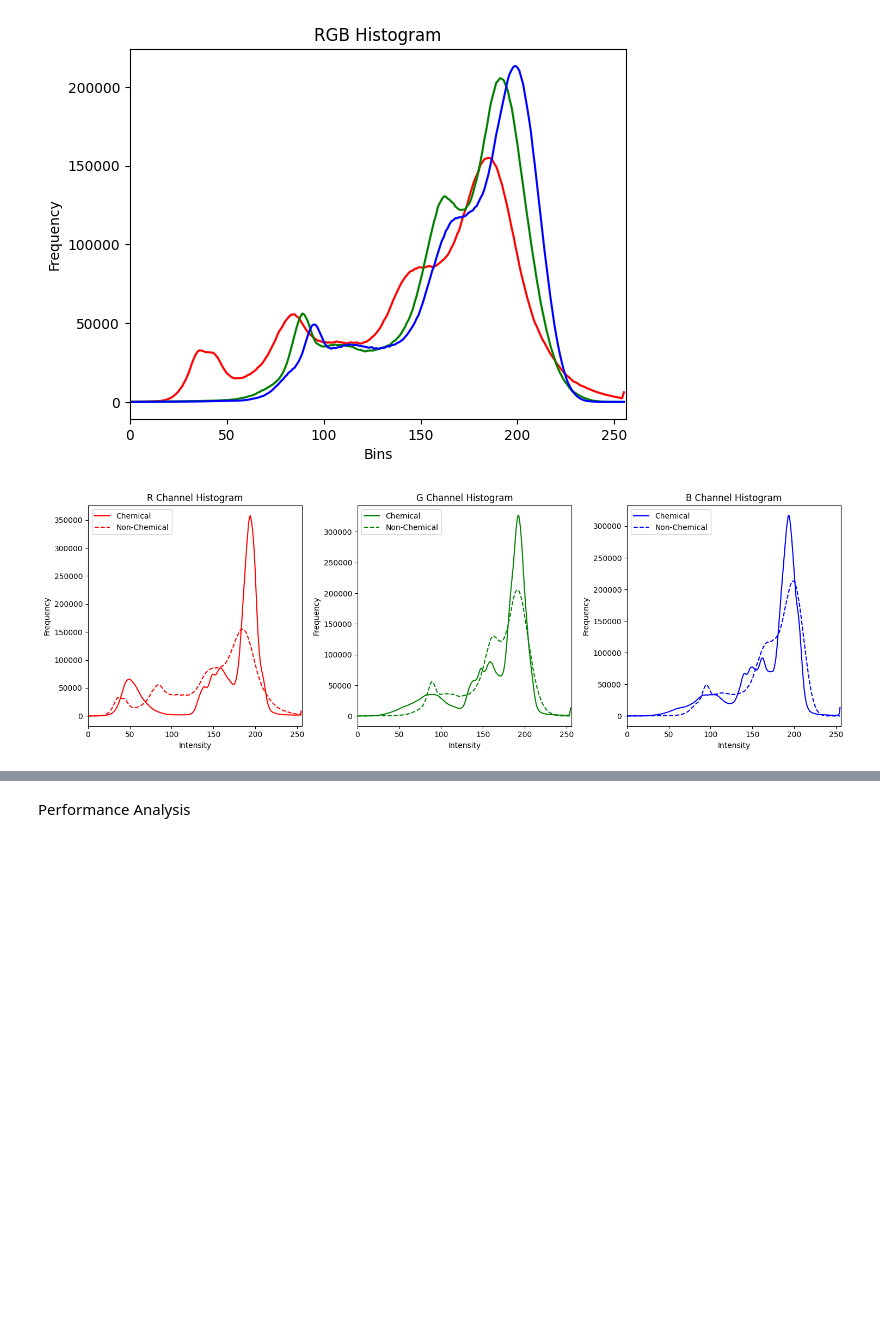
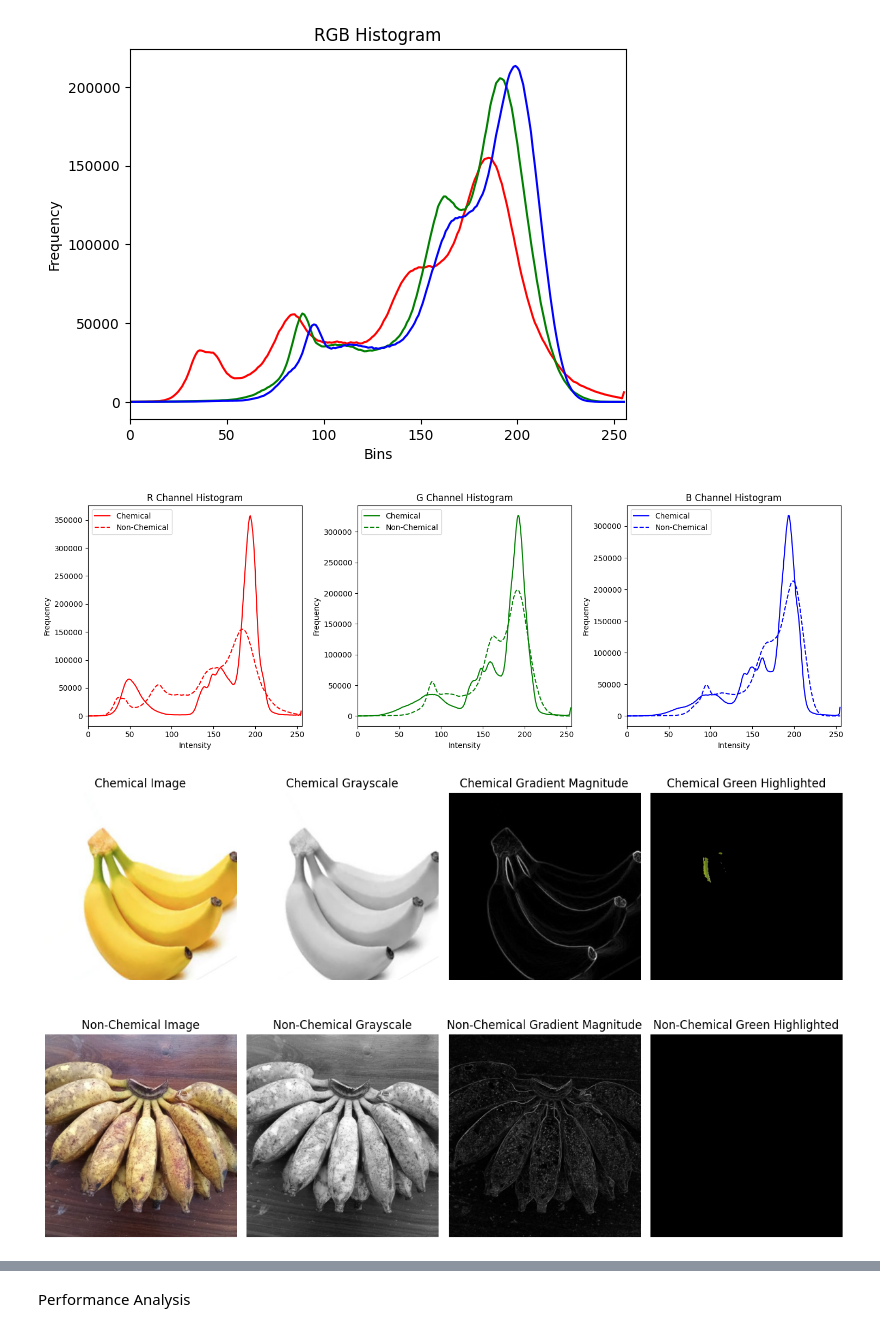
Before and after one commit to RashmiBhagya/Transfer-Leaning-With-Image-Clasifier-Banana-Detection, a Jupyter notebook: banana.ipynb, the cells around one changed output, grey strips where cells are left out. Drawn from its saved outputs; the diff is of its cells as text; code cells hidden in the pictures; blank space fills up the shorter version.

```diff
--- a/banana.ipynb
+++ b/banana.ipynb
@@ -344,3 +344,91 @@ def plot_rgb_histogram_comparison(image1, image2, label1='Chemical', label2='Non
 plot_rgb_histogram_comparison(chemical_image, non_chemical_image)
 # %% [output]
 [figure]
+# %%
+import cv2
+import numpy as np
+import matplotlib.pyplot as plt
+
+# Load the chemical and non-chemical images
+chemical_image = cv2.imread('/content/augmentated_0_5023.jpeg')
+non_chemical_image = cv2.imread('/content/1.jpeg')
+
+
+
+# Convert images to grayscale
+chemical_gray = cv2.cvtColor(chemical_image, cv2.COLOR_BGR2GRAY)
+non_chemical_gray = cv2.cvtColor(non_chemical_image, cv2.COLOR_BGR2GRAY)
+
+# Calculate image gradients (Sobel)
+chemical_gradient_x = cv2.Sobel(chemical_gray, cv2.CV_64F, 1, 0, ksize=3)
+chemical_gradient_y = cv2.Sobel(chemical_gray, cv2.CV_64F, 0, 1, ksize=3)
+non_chemical_gradient_x = cv2.Sobel(non_chemical_gray, cv2.CV_64F, 1, 0, ksize=3)
+non_chemical_gradient_y = cv2.Sobel(non_chemical_gray, cv2.CV_64F, 0, 1, ksize=3)
+
+# Calculate gradient magnitude
+chemical_gradient_magnitude = np.sqrt(chemical_gradient_x**2 + chemical_gradient_y**2)
+non_chemical_gradient_magnitude = np.sqrt(non_chemical_gradient_x**2 + non_chemical_gradient_y**2)
+
+# Apply color segmentation to highlight differences
+chemical_hsv = cv2.cvtColor(chemical_image, cv2.COLOR_BGR2HSV)
+non_chemical_hsv = cv2.cvtColor(non_chemical_image, cv2.COLOR_BGR2HSV)
+
+# Define color thresholds for segmentation
+lower_green = np.array([35, 50, 50])
+upper_green = np.array([90, 255, 255])
+
+# Create masks for green regions in the images
+chemical_mask = cv2.inRange(chemical_hsv, lower_green, upper_green)
+non_chemical_mask = cv2.inRange(non_chemical_hsv, lower_green, upper_green)
+
+# Apply masks to original images
+chemical_green_highlighted = cv2.bitwise_and(chemical_image, chemical_image, mask=chemical_mask)
+non_chemical_green_highlighted = cv2.bitwise_and(non_chemical_image, non_chemical_image, mask=non_chemical_mask)
+
+# Plot the images and their processed versions
+plt.figure(figsize=(12, 8))
+
+plt.subplot(2, 4, 1)
+plt.imshow(cv2.cvtColor(chemical_image, cv2.COLOR_BGR2RGB))
+plt.title('Chemical Image')
+plt.axis('off')
+
+plt.subplot(2, 4, 2)
+plt.imshow(chemical_gray, cmap='gray')
+plt.title('Chemical Grayscale')
+plt.axis('off')
+
+plt.subplot(2, 4, 3)
+plt.imshow(chemical_gradient_magnitude, cmap='gray')
+plt.title('Chemical Gradient Magnitude')
+plt.axis('off')
+
+plt.subplot(2, 4, 4)
+plt.imshow(cv2.cvtColor(chemical_green_highlighted, cv2.COLOR_BGR2RGB))
+plt.title('Chemical Green Highlighted')
+plt.axis('off')
+
+plt.subplot(2, 4, 5)
+plt.imshow(cv2.cvtColor(non_chemical_image, cv2.COLOR_BGR2RGB))
+plt.title('Non-Chemical Image')
+plt.axis('off')
+
+plt.subplot(2, 4, 6)
+plt.imshow(non_chemical_gray, cmap='gray')
+plt.title('Non-Chemical Grayscale')
+plt.axis('off')
+
+plt.subplot(2, 4, 7)
+plt.imshow(non_chemical_gradient_magnitude, cmap='gray')
+plt.title('Non-Chemical Gradient Magnitude')
+plt.axis('off')
+
+plt.subplot(2, 4, 8)
+plt.imshow(cv2.cvtColor(non_chemical_green_highlighted, cv2.COLOR_BGR2RGB))
+plt.title('Non-Chemical Green Highlighted')
+plt.axis('off')
+
+plt.tight_layout()
+plt.show()
+# %% [output]
+[figure, added]
```
Also changed, not shown: parts of 1 cell of this notebook.
